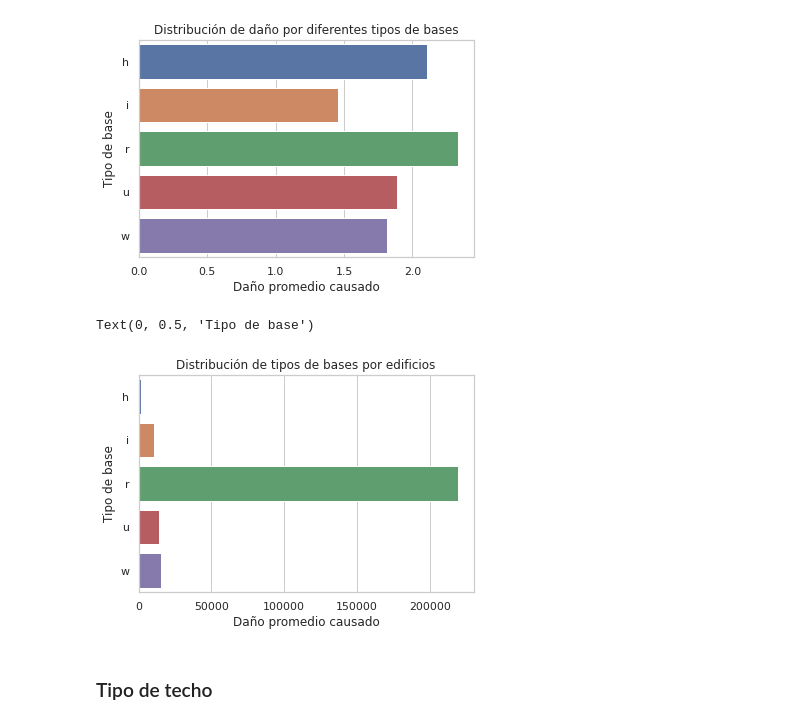
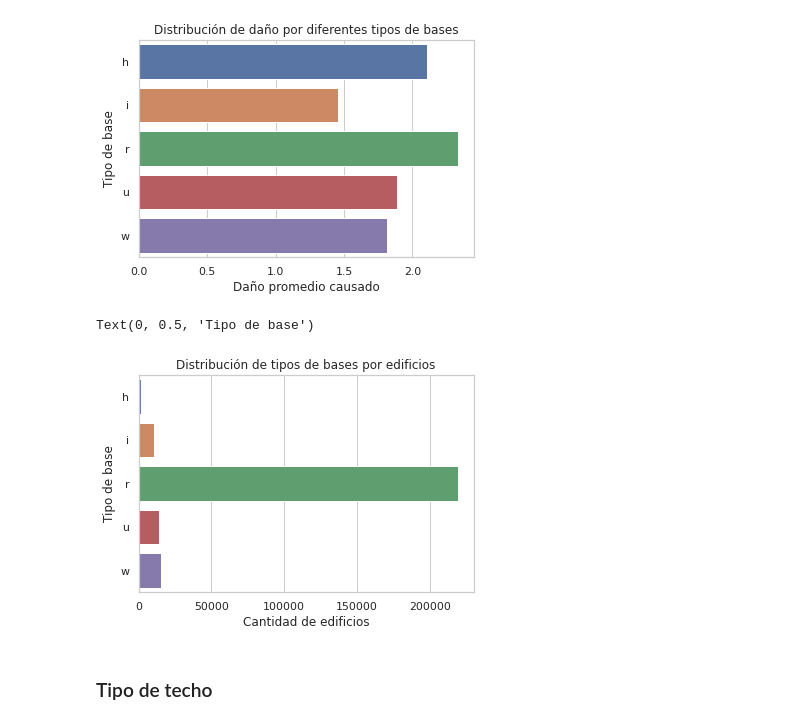
Before and after one commit to hernanrnieva/datos_tp1, a Jupyter notebook: Analisis-Generalidades estructurales.ipynb, the cells around one changed output. Drawn from its saved outputs; the diff is of its cells as text; code cells hidden in the pictures.

```diff
--- a/Analisis-Generalidades estructurales.ipynb
+++ b/Analisis-Generalidades estructurales.ipynb
@@ -138,12 +138,12 @@ Text(0, 0.5, 'Tipo de base')
 # %%
 g = sns.barplot(x=tipo_base['cantidad_edificios'], y=tipo_base['tipo_base'], data=tipo_base,\
                 orient="h")
 g.set_title('Distribución de tipos de bases por edificios')
-g.set_xlabel('Daño promedio causado')
+g.set_xlabel('Cantidad de edificios')
 g.set_ylabel('Tipo de base')
 # %% [output]
 Text(0, 0.5, 'Tipo de base')
-[figure, old version]
+[figure, new version]
 # %% [markdown]
 ### Tipo de techo
 # %%
```
Also changed, not shown: parts of 5 cells of this notebook.
